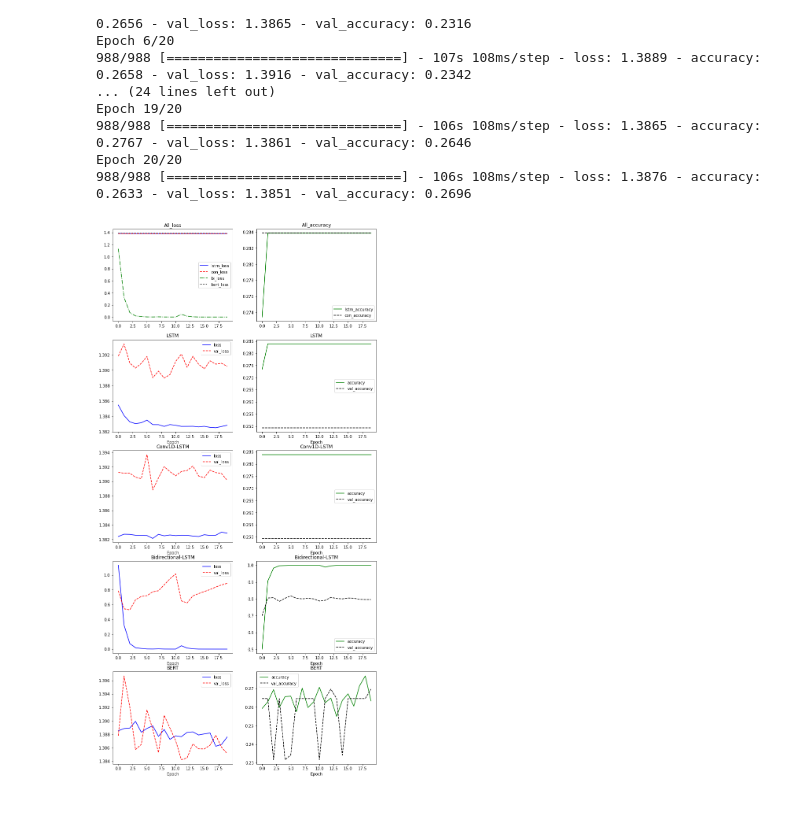
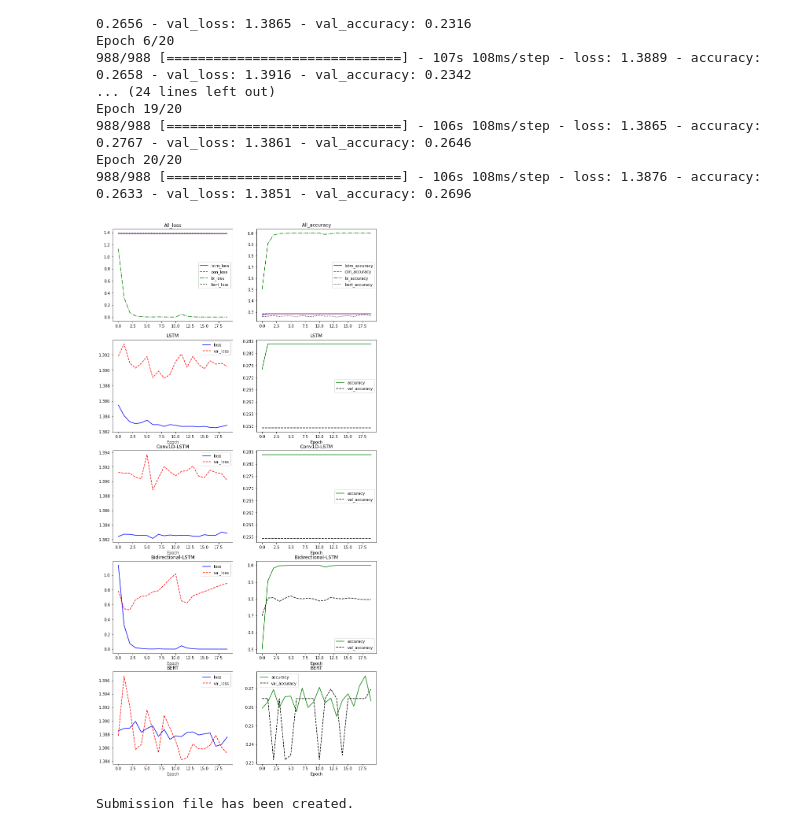
Before and after one commit to HectorSin/Aiffel, a Jupyter notebook: AIFFELTHON/THON1/train.ipynb, the cells around one changed output. Saved outputs shown, nothing was run; the diff lists cells and outputs as text; code cells hidden in the pictures.

```diff
--- a/AIFFELTHON/THON1/train.ipynb
+++ b/AIFFELTHON/THON1/train.ipynb
@@ -335,14 +335,14 @@ from sklearn.model_selection import train_test_split
 # DistilBERT 모델과 토크나이저 설정
 distilbert_model_name = 'distilbert-base-multilingual-cased'
 distilbert_model = TFDistilBertModel.from_pretrained(distilbert_model_name)
-tokenizer = DistilBertTokenizer.from_pretrained(distilbert_model_name)
+tokenizer_dis = DistilBertTokenizer.from_pretrained(distilbert_model_name)
 
 # 최대 시퀀스 길이 설정
 max_length = 128
 
 # 데이터 전처리 함수
 def encode_texts(texts, max_length=128):
-    inputs = tokenizer(texts, max_length=max_length, padding='max_length', truncation=True, return_tensors='tf')
+    inputs = tokenizer_dis(texts, max_length=max_length, padding='max_length', truncation=True, return_tensors='tf')
     return inputs['input_ids'], inputs['attention_mask']
 
 # 데이터 로드 및 전처리
@@ -445,8 +445,10 @@ plt.title('All_loss')
 plt.legend()
 
 plt.subplot(plt_size, 2, 2)
-plt.plot(history.history['accuracy'], 'g-', label='lstm_accuracy')
-plt.plot(con_history.history['accuracy'], 'k--', label='con_accuracy')
+plt.plot(history.history['accuracy'], 'b-', label='lstm_accuracy')
+plt.plot(con_history.history['accuracy'], 'r--', label='con_accuracy')
+plt.plot(model_bi_history.history['accuracy'], 'g-.', label='bi_accuracy')
+plt.plot(history_bert.history['accuracy'], 'k:', label='bert_accuracy')
 plt.title('All_accuracy')
 plt.legend()
 
@@ -481,31 +483,31 @@ plt.legend()
 plt.subplot(plt_size, 2, 7)
 plt.plot(model_bi_history.history['loss'], 'b-', label='loss')
 plt.plot(model_bi_history.history['val_loss'], 'r--', label='val_loss')
 plt.xlabel('Epoch')
 plt.title('Bidirectional-LSTM')
 plt.legend()
 
 plt.subplot(plt_size, 2, 8)
 plt.plot(model_bi_history.history['accuracy'], 'g-', label='accuracy')
 plt.plot(model_bi_history.history['val_accuracy'], 'k--', label='val_accuracy')
 plt.xlabel('Epoch')
 plt.title('Bidirectional-LSTM')
 plt.legend()
 
 plt.subplot(plt_size, 2, 9)
 plt.plot(history_bert.history['loss'], 'b-', label='loss')
 plt.plot(history_bert.history['val_loss'], 'r--', label='val_loss')
 plt.xlabel('Epoch')
 plt.title('BERT')
 plt.legend()
 
 plt.subplot(plt_size, 2, 10)
 plt.plot(history_bert.history['accuracy'], 'g-', label='accuracy')
 plt.plot(history_bert.history['val_accuracy'], 'k--', label='val_accuracy')
 plt.xlabel('Epoch')
 plt.title('BERT')
 plt.legend()
 
 plt.show()
 # %% [output]
-[figure, old version]
+[figure, new version]
@@ -511,0 +547,21 @@ plt.show()
+# %%
+# 모델을 사용하여 예측 수행
+test_predictions = model_bi.predict(test_padded_sequences)
+
+# 예측된 클래스 인덱스
+predicted_classes = np.argmax(test_predictions, axis=1)
+
+# 예측된 클래스 레이블로 변환
+label_encoder = LabelEncoder()
+label_encoder.fit(train_data['class'])  # train_data는 미리 로드된 학습 데이터셋이어야 합니다.
+predicted_labels = label_encoder.inverse_transform(predicted_classes)
+
+# 예측 결과를 submission 파일에 채우기
+submission['class'] = predicted_labels
+
+# submission 파일 저장
+submission.to_csv('submission_filled.csv', index=False)
+
+print("Submission file has been created.")
+# %% [output]
+Submission file has been created.
```
Also changed, not shown: parts of 2 cells of this notebook, 1 other file.
